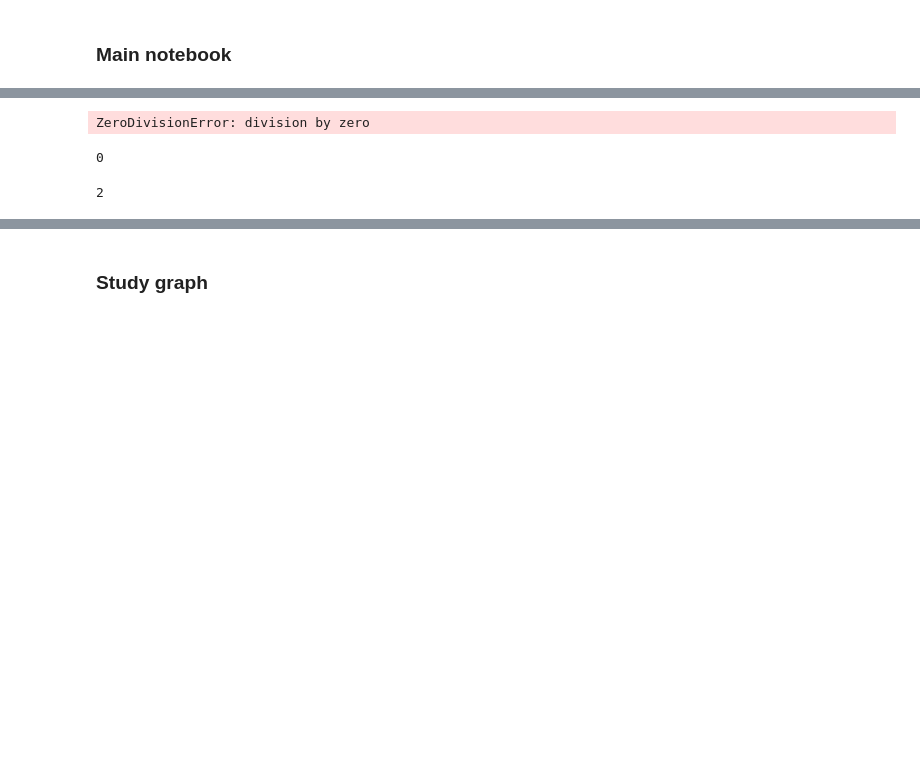
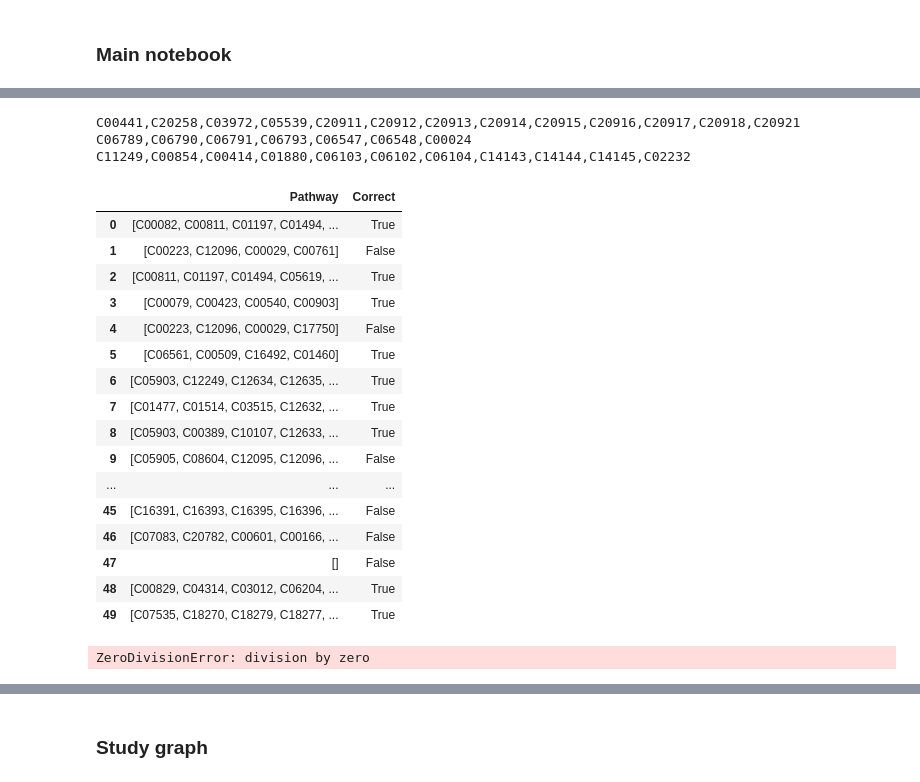
Before and after one commit to costasmexis/pathfinder, a Jupyter notebook: metnet/main.ipynb, the cells around one changed output, grey strips where cells are left out. Saved outputs shown, nothing was run; the diff lists cells and outputs as text; code cells hidden in the pictures; blank space fills up the shorter version.

Commit message:
working on constrained shortest path

```diff
--- a/metnet/main.ipynb
+++ b/metnet/main.ipynb
@@ -84,13 +84,34 @@ Correct pathway predictions (%): 38.0
+# %%
+print(test_cases.iloc[20]['Pathway '])
+print(test_cases.iloc[42]['Pathway '])
+print(test_cases.iloc[47]['Pathway '])
+# %% [output]
+C00441,C20258,C03972,C05539,C20911,C20912,C20913,C20914,C20915,C20916,C20917,C20918,C20921
+C06789,C06790,C06791,C06793,C06547,C06548,C00024
+C11249,C00854,C00414,C01880,C06103,C06102,C06104,C14143,C14144,C14145,C02232
+# %%
+paths
+# %% [output]
+|  | Pathway | Correct |
+| 0 | [C00082, C00811, C01197, C01494, ... | True |
+| 1 | [C00223, C12096, C00029, C00761] | False |
+| 2 | [C00811, C01197, C01494, C05619, ... | True |
+| 3 | [C00079, C00423, C00540, C00903] | True |
+| 4 | [C00223, C12096, C00029, C17750] | False |
+| 5 | [C06561, C00509, C16492, C01460] | True |
+| 6 | [C05903, C12249, C12634, C12635, ... | True |
+| 7 | [C01477, C01514, C03515, C12632, ... | True |
+| 8 | [C05903, C00389, C10107, C12633, ... | True |
+| 9 | [C05905, C08604, C12095, C12096, ... | False |
+| ... | ... | ... |
+| 45 | [C16391, C16393, C16395, C16396, ... | False |
+| 46 | [C07083, C20782, C00601, C00166, ... | False |
+| 47 | [] | False |
+| 48 | [C00829, C04314, C03012, C06204, ... | True |
+| 49 | [C07535, C18270, C18279, C18277, ... | True |
 # %%
 1/0
 # %% [output]
 ZeroDivisionError: division by zero
 # %%
-p, idx, idxcom = graph.constrained_shortest_path('C00047', 'C00408', weight='mol_weight')
-idxcom
+p, idx, idxcom = graph.constrained_shortest_path('C00082', 'C01533', weight='mol_weight')
-# %% [output]
-0
-# %%
-len(p[0])
-# %% [output]
-2
```
Also changed, not shown: parts of 7 cells of this notebook, 1 other file.
